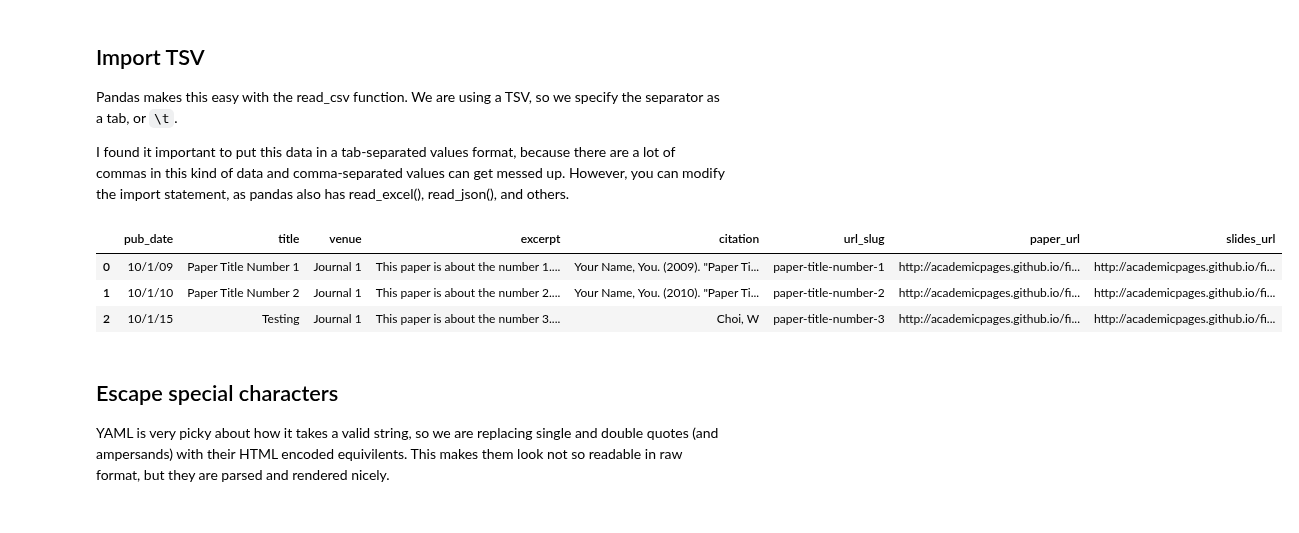
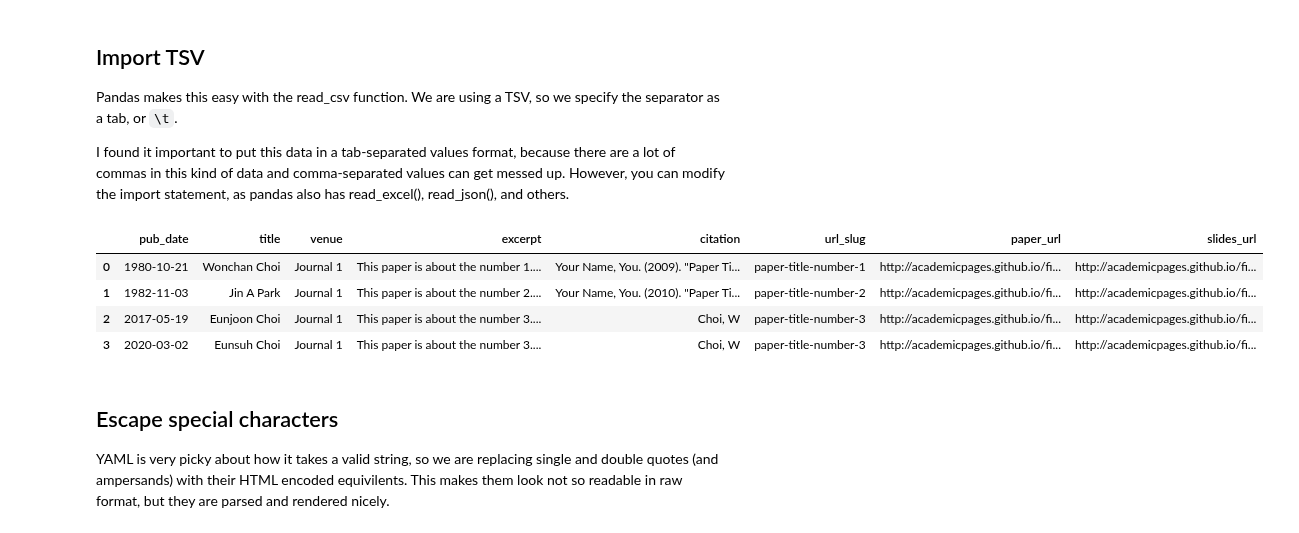
Before and after one commit to wonchan-choi/wonchan-choi.github.io, a Jupyter notebook: markdown_generator/publications.ipynb, the cells around one changed output. Drawn from its saved outputs; the diff is of its cells as text; code cells hidden in the pictures.

```diff
--- a/markdown_generator/publications.ipynb
+++ b/markdown_generator/publications.ipynb
@@ -34,13 +47,14 @@ Pandas makes this easy with the read_csv function. We are using a TSV, so we spe
 
 I found it important to put this data in a tab-separated values format, because there are a lot of commas in this kind of data and comma-separated values can get messed up. However, you can modify the import statement, as pandas also has read_excel(), read_json(), and others.
 # %%
-publications = pd.read_csv("publications.tsv", sep="\t", header=0)
+publications = pd.read_excel("publications.xlsx", header=0)
 publications
 # %% [output]
 |  | pub_date | title | venue | excerpt | citation | url_slug | paper_url | slides_url |
-| 0 | 10/1/09 | Paper Title Number 1 | Journal 1 | This paper is about the number 1.... | Your Name, You. (2009). "Paper Ti... | paper-title-number-1 | http://academicpages.github.io/fi... | http://academicpages.github.io/fi... |
-| 1 | 10/1/10 | Paper Title Number 2 | Journal 1 | This paper is about the number 2.... | Your Name, You. (2010). "Paper Ti... | paper-title-number-2 | http://academicpages.github.io/fi... | http://academicpages.github.io/fi... |
-| 2 | 10/1/15 | Testing | Journal 1 | This paper is about the number 3.... | Choi, W | paper-title-number-3 | http://academicpages.github.io/fi... | http://academicpages.github.io/fi... |
+| 0 | 1980-10-21 | Wonchan Choi | Journal 1 | This paper is about the number 1.... | Your Name, You. (2009). "Paper Ti... | paper-title-number-1 | http://academicpages.github.io/fi... | http://academicpages.github.io/fi... |
+| 1 | 1982-11-03 | Jin A Park | Journal 1 | This paper is about the number 2.... | Your Name, You. (2010). "Paper Ti... | paper-title-number-2 | http://academicpages.github.io/fi... | http://academicpages.github.io/fi... |
+| 2 | 2017-05-19 | Eunjoon Choi | Journal 1 | This paper is about the number 3.... | Choi, W | paper-title-number-3 | http://academicpages.github.io/fi... | http://academicpages.github.io/fi... |
+| 3 | 2020-03-02 | Eunsuh Choi | Journal 1 | This paper is about the number 3.... | Choi, W | paper-title-number-3 | http://academicpages.github.io/fi... | http://academicpages.github.io/fi... |
 # %% [markdown]
 ## Escape special characters
 
```
Also changed, not shown: parts of 4 cells of this notebook, 4 other files.
